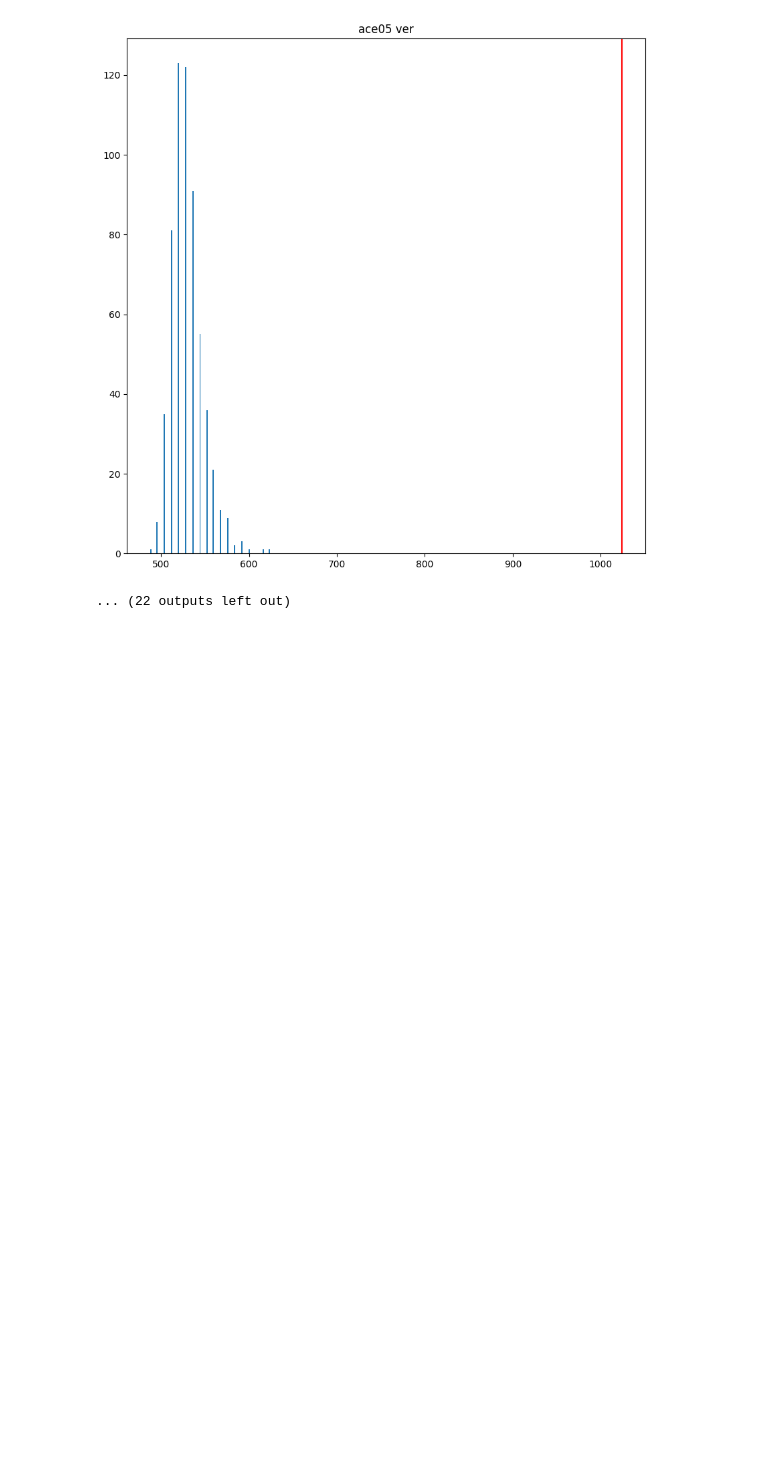
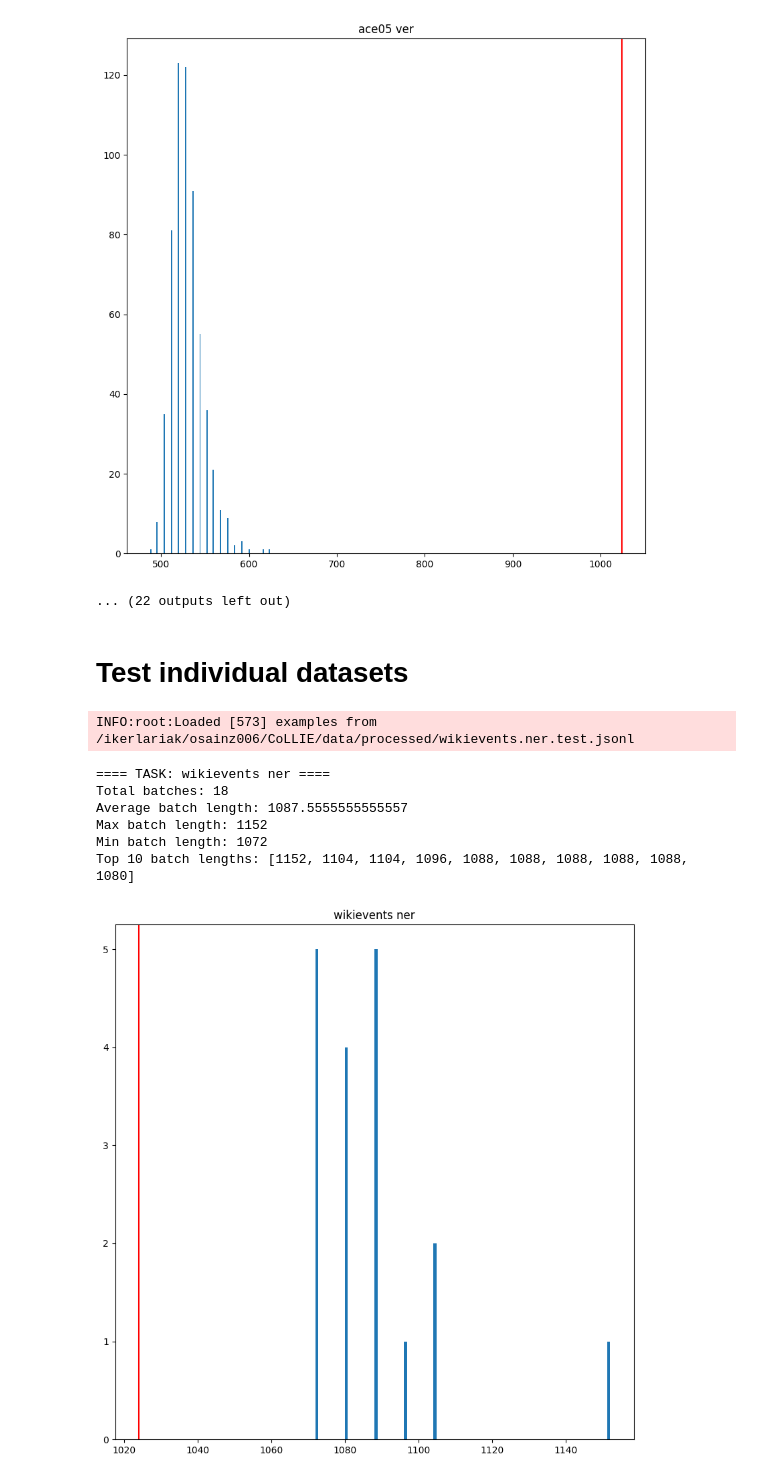
Before and after one commit to hitz-zentroa/GoLLIE, a Jupyter notebook: notebooks/batch_len.ipynb, the cells around one changed output. Cells and saved outputs as stored; diff of their text form; code cells hidden in the pictures; blank space fills up the shorter version.

Commit message:
batch len

```diff
--- a/notebooks/batch_len.ipynb
+++ b/notebooks/batch_len.ipynb
@@ -211,18 +192,18 @@ for dataset in training_datasets:
 
     print(f"==== TASK: {dataset.dataset_name} {dataset.task_name} ====")
 
-    print(f"Total batches: {len(batch_lens)}")
+    print(f"Total batches: {len(task_batch_lens)}")
 
-    avg_batch_len = sum(batch_lens) / len(batch_lens)
+    avg_batch_len = sum(task_batch_lens) / len(task_batch_lens)
     print(f"Average batch length: {avg_batch_len}")
 
-    max_batch_len = max(batch_lens)
+    max_batch_len = max(task_batch_lens)
     print(f"Max batch length: {max_batch_len}")
 
-    min_batch_len = min(batch_lens)
+    min_batch_len = min(task_batch_lens)
     print(f"Min batch length: {min_batch_len}")
 
-    top_10 = sorted(batch_lens, reverse=True)[:10]
+    top_10 = sorted(task_batch_lens, reverse=True)[:10]
     print(f"Top 10 batch lengths: {top_10}")
 
     plt.figure(figsize=(10, 10))
@@ -276,3 +257,68 @@ Min batch length: 656
 Top 10 batch lengths: [1256, 1256, 1240, 1240, 1232, 1232, 1232, 1232, 1232, 1232]
 [figure]
 ... (22 outputs left out)
+# %% [markdown]
+# Test individual datasets
+# %%
+dataset_dir = f"{local_path}/ikerlariak/osainz006/CoLLIE/data/processed"
+task ="wikievents.ner"
+dataset_path = os.path.join(dataset_dir, f"{task}.test.jsonl")
+
+dataset = CollieDataset(
+        tokenizer=tokenizer,
+        dataset_path=dataset_path,
+        max_length=2048,
+        is_encoder_decoder=True,
+        inference=True,
+        prompt_loss_weight=0.0,
+    )
+
+task_dataloader = DataLoader(
+dataset,
+batch_size=32,
+collate_fn=DataCollatorForCoLLIE(
+    tokenizer,
+    pad_to_multiple_of=8,
+    return_tensors="pt",
+    padding=True,
+    label_pad_token_id=-100,
+),
+shuffle=True,
+)
+
+batch_lens = []
+for batch in tqdm(task_dataloader):
+    batch_lens.append(batch["input_ids"].shape[1])
+
+print(f"==== TASK: {dataset.dataset_name} {dataset.task_name} ====")
+
+print(f"Total batches: {len(batch_lens)}")
+
+avg_batch_len = sum(batch_lens) / len(batch_lens)
+print(f"Average batch length: {avg_batch_len}")
+
+max_batch_len = max(batch_lens)
+print(f"Max batch length: {max_batch_len}")
+
+min_batch_len = min(batch_lens)
+print(f"Min batch length: {min_batch_len}")
+
+top_10 = sorted(batch_lens, reverse=True)[:10]
+print(f"Top 10 batch lengths: {top_10}")
+
+plt.figure(figsize=(10, 10))
+plt.hist(batch_lens, bins=100)
+plt.title(f"{dataset.dataset_name} {dataset.task_name}")
+plt.axvline(1024, color="red")
+os.makedirs("plots",exist_ok=True)
+plt.savefig(f'plots/{dataset.dataset_name}.{dataset.task_name}.batch_lens.png')
+plt.show()
+# %% [output]
+INFO:root:Loaded [573] examples from /ikerlariak/osainz006/CoLLIE/data/processed/wikievents.ner.test.jsonl
+==== TASK: wikievents ner ====
+Total batches: 18
+Average batch length: 1087.5555555555557
+Max batch length: 1152
+Min batch length: 1072
+Top 10 batch lengths: [1152, 1104, 1104, 1096, 1088, 1088, 1088, 1088, 1088, 1080]
+[figure, added]
```
Also changed, not shown: parts of 2 cells of this notebook.
